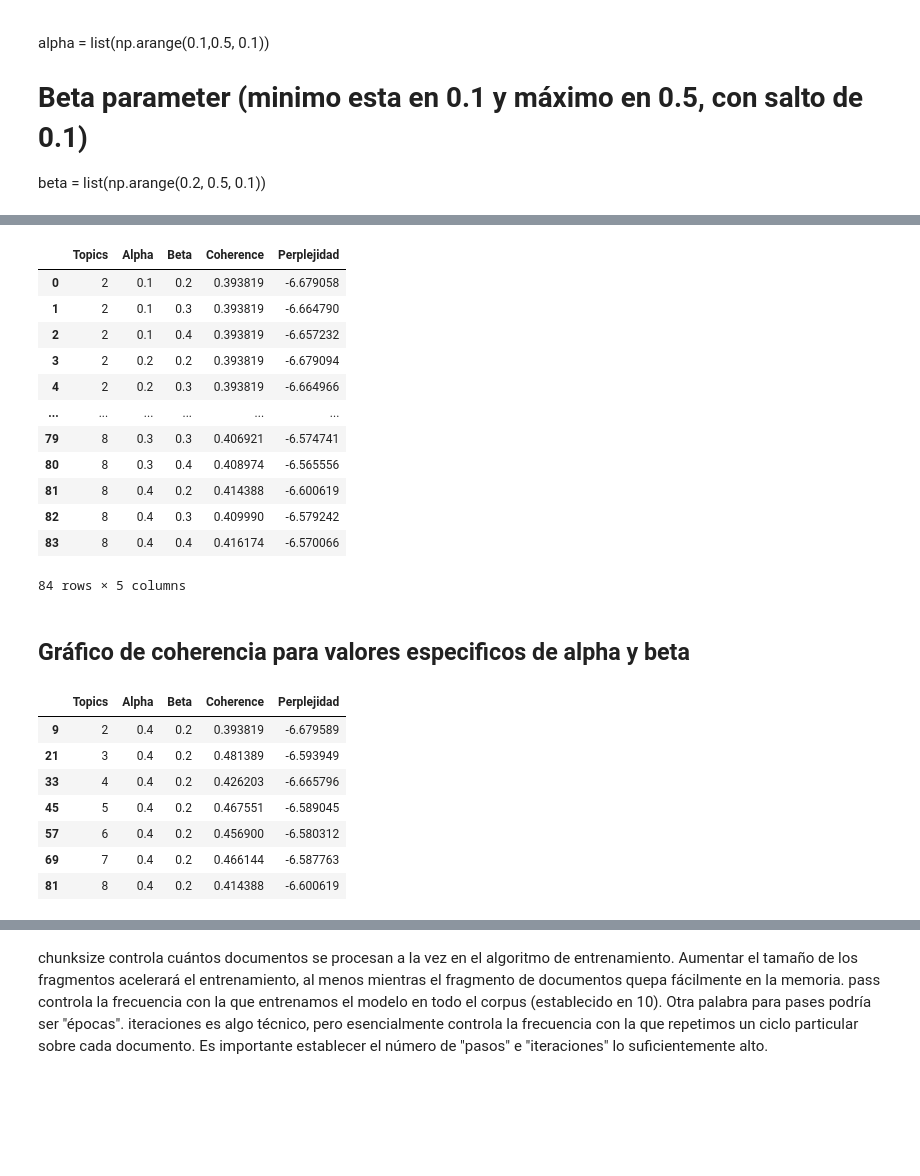
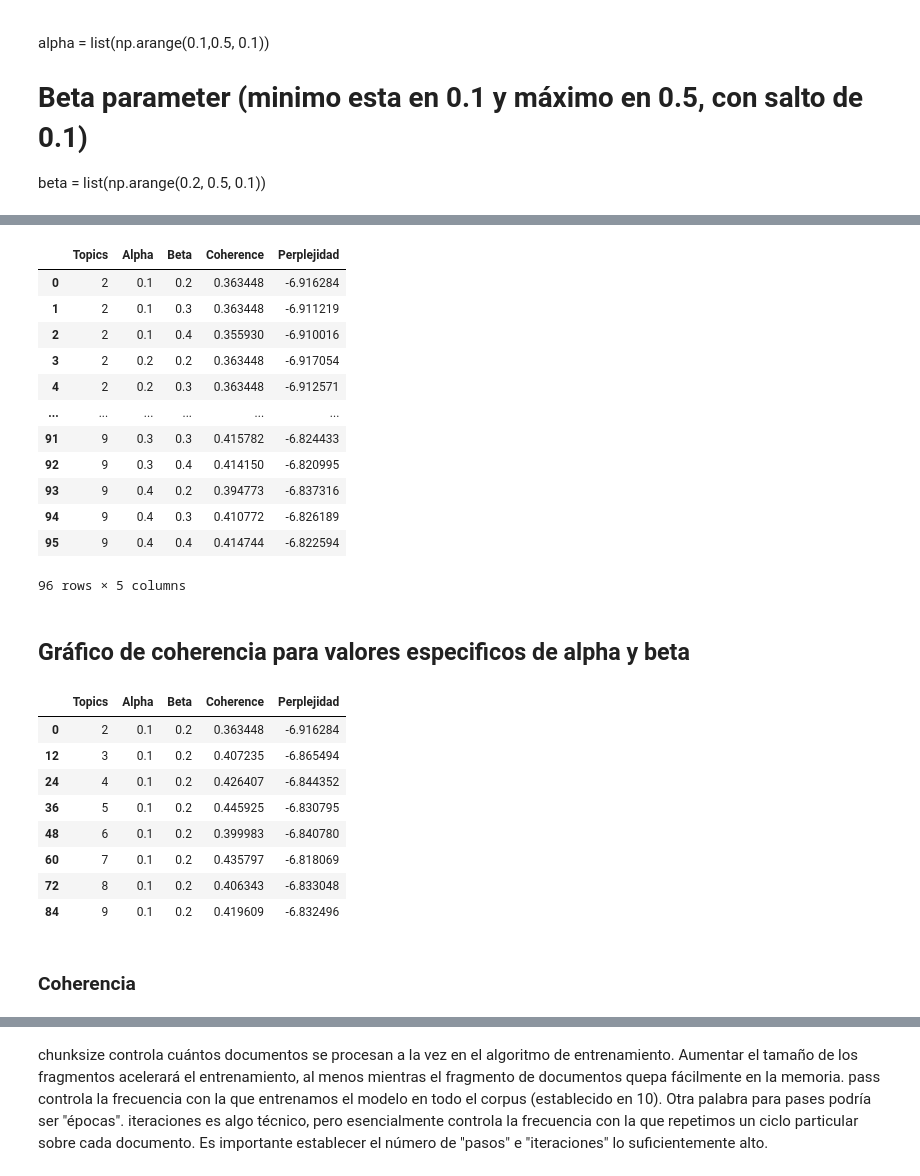
Before and after one commit to Wilmar3752/nlp_treedata, a Jupyter notebook: Funcion_Completa.ipynb, the cells around one changed output, grey strips where cells are left out. Cells and saved outputs as stored; diff of their text form; code cells hidden in the pictures; blank space fills up the shorter version.

```diff
--- a/Funcion_Completa.ipynb
+++ b/Funcion_Completa.ipynb
@@ -160,31 +157,3 @@ corpus = [dictionary.doc2bow(text) for text in data['clean_text']]
 ## Encontrando el numero óptimo de valores de los parámetros (k, alpha y beta)
 
 La siguiente función es usada para encontrar el número óptimo de parámetros para el modelo,para cada modelo de calcula la perplejidad y coherencia.
-# %%
-mallet_path = 'mallet-2.0.8/bin/mallet'
-def compute_coherence_values(dictionary, corpus, texts, limit, start=2, step=3):
-    """
-    Compute c_v coherence for various number of topics
-
-    Parameters:
-    ----------
-    dictionary : Gensim dictionary
-    corpus : Gensim corpus
-    texts : List of input texts
-    limit : Max num of topics
-
-    Returns:
-    -------
-    model_list : List of LDA topic models
-    coherence_values : Coherence values corresponding to the LDA model with respective number of topics
-    """
-    coherence_values = []
-    model_list = []
-    for num_topics in range(start, limit, step):
-        print(num_topics)
-        model = gensim.models.LdaMulticore(corpus=corpus, num_topics=num_topics, id2word=dictionary)
-        model_list.append(model)
-        coherencemodel = CoherenceModel(model=model, texts=texts, dictionary=dictionary, coherence='c_v')
-        coherence_values.append(coherencemodel.get_coherence())
-
-    return model_list, coherence_values
@@ -232,7 +191,7 @@ grid = {}
 
 # Topics range
 min_topics = 2
-max_topics = 5
+max_topics = 10
 step_size = 1
 topics_range = range(min_topics, max_topics, step_size)
 
@@ -311,33 +261,36 @@ Resultados1=pd.DataFrame(model_results)
 Resultados1
 # %% [output]
 |  | Topics | Alpha | Beta | Coherence | Perplejidad |
-| 0 | 2 | 0.1 | 0.2 | 0.393819 | -6.679058 |
-| 1 | 2 | 0.1 | 0.3 | 0.393819 | -6.664790 |
-| 2 | 2 | 0.1 | 0.4 | 0.393819 | -6.657232 |
-| 3 | 2 | 0.2 | 0.2 | 0.393819 | -6.679094 |
-| 4 | 2 | 0.2 | 0.3 | 0.393819 | -6.664966 |
+| 0 | 2 | 0.1 | 0.2 | 0.363448 | -6.916284 |
+| 1 | 2 | 0.1 | 0.3 | 0.363448 | -6.911219 |
+| 2 | 2 | 0.1 | 0.4 | 0.355930 | -6.910016 |
+| 3 | 2 | 0.2 | 0.2 | 0.363448 | -6.917054 |
+| 4 | 2 | 0.2 | 0.3 | 0.363448 | -6.912571 |
 | ... | ... | ... | ... | ... | ... |
-| 79 | 8 | 0.3 | 0.3 | 0.406921 | -6.574741 |
-| 80 | 8 | 0.3 | 0.4 | 0.408974 | -6.565556 |
-| 81 | 8 | 0.4 | 0.2 | 0.414388 | -6.600619 |
-| 82 | 8 | 0.4 | 0.3 | 0.409990 | -6.579242 |
-| 83 | 8 | 0.4 | 0.4 | 0.416174 | -6.570066 |
+| 91 | 9 | 0.3 | 0.3 | 0.415782 | -6.824433 |
+| 92 | 9 | 0.3 | 0.4 | 0.414150 | -6.820995 |
+| 93 | 9 | 0.4 | 0.2 | 0.394773 | -6.837316 |
+| 94 | 9 | 0.4 | 0.3 | 0.410772 | -6.826189 |
+| 95 | 9 | 0.4 | 0.4 | 0.414744 | -6.822594 |
-84 rows × 5 columns
+96 rows × 5 columns
 # %% [markdown]
 ## Gráfico de coherencia para valores especificos de alpha y beta
 # %%
-alpha1=0.4
+alpha1=0.1
 beta1=0.2
 Resultados2=Resultados1[(Resultados1["Alpha"]==alpha1) & (Resultados1["Beta"]==beta1)]
 Resultados2
 # %% [output]
 |  | Topics | Alpha | Beta | Coherence | Perplejidad |
-| 9 | 2 | 0.4 | 0.2 | 0.393819 | -6.679589 |
-| 21 | 3 | 0.4 | 0.2 | 0.481389 | -6.593949 |
-| 33 | 4 | 0.4 | 0.2 | 0.426203 | -6.665796 |
-| 45 | 5 | 0.4 | 0.2 | 0.467551 | -6.589045 |
-| 57 | 6 | 0.4 | 0.2 | 0.456900 | -6.580312 |
-| 69 | 7 | 0.4 | 0.2 | 0.466144 | -6.587763 |
-| 81 | 8 | 0.4 | 0.2 | 0.414388 | -6.600619 |
+| 0 | 2 | 0.1 | 0.2 | 0.363448 | -6.916284 |
+| 12 | 3 | 0.1 | 0.2 | 0.407235 | -6.865494 |
+| 24 | 4 | 0.1 | 0.2 | 0.426407 | -6.844352 |
+| 36 | 5 | 0.1 | 0.2 | 0.445925 | -6.830795 |
+| 48 | 6 | 0.1 | 0.2 | 0.399983 | -6.840780 |
+| 60 | 7 | 0.1 | 0.2 | 0.435797 | -6.818069 |
+| 72 | 8 | 0.1 | 0.2 | 0.406343 | -6.833048 |
+| 84 | 9 | 0.1 | 0.2 | 0.419609 | -6.832496 |
+# %% [markdown]
+### Coherencia
 # %%
 coherence_values=Resultados2["Coherence"]
```
Also changed, not shown: parts of 30 cells of this notebook.
